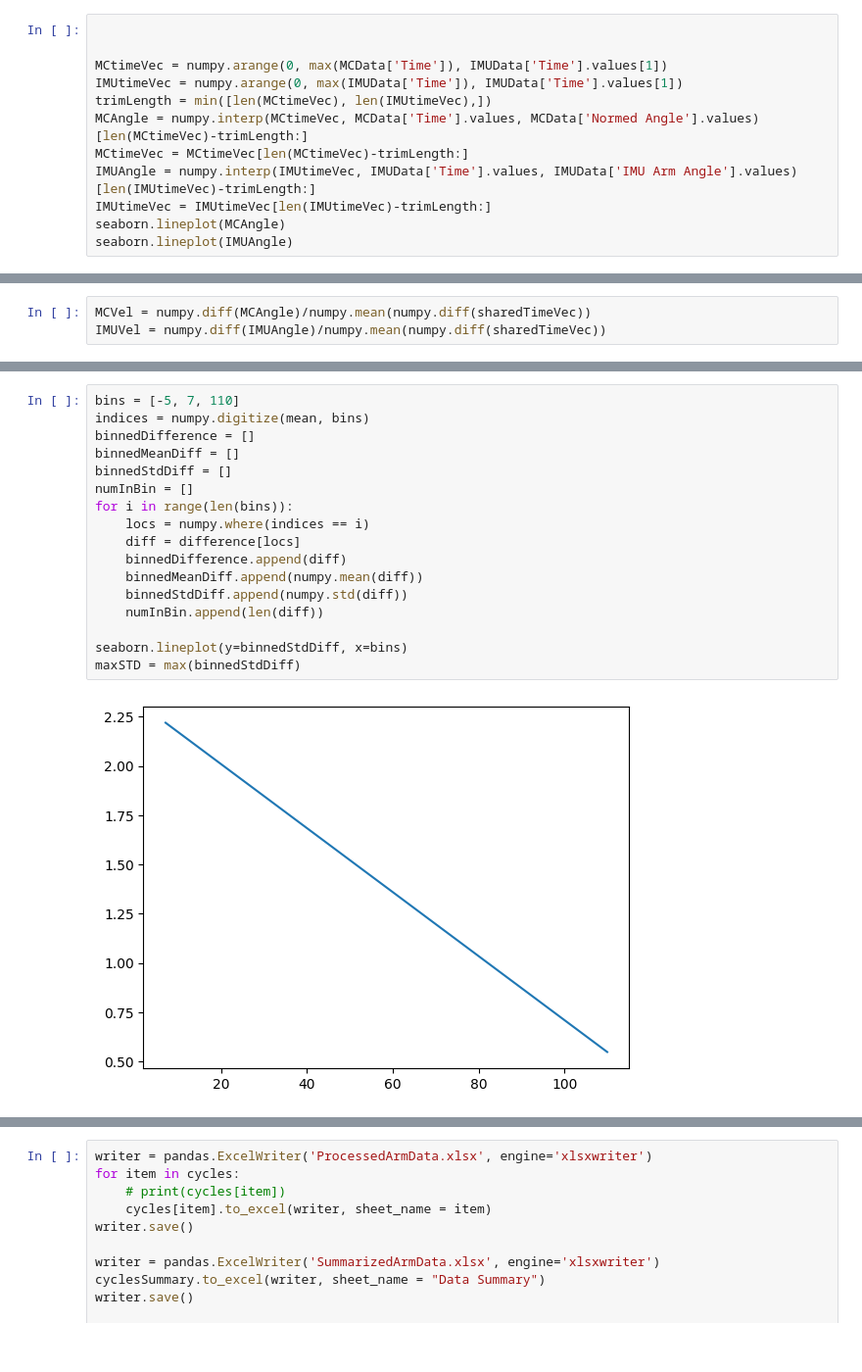
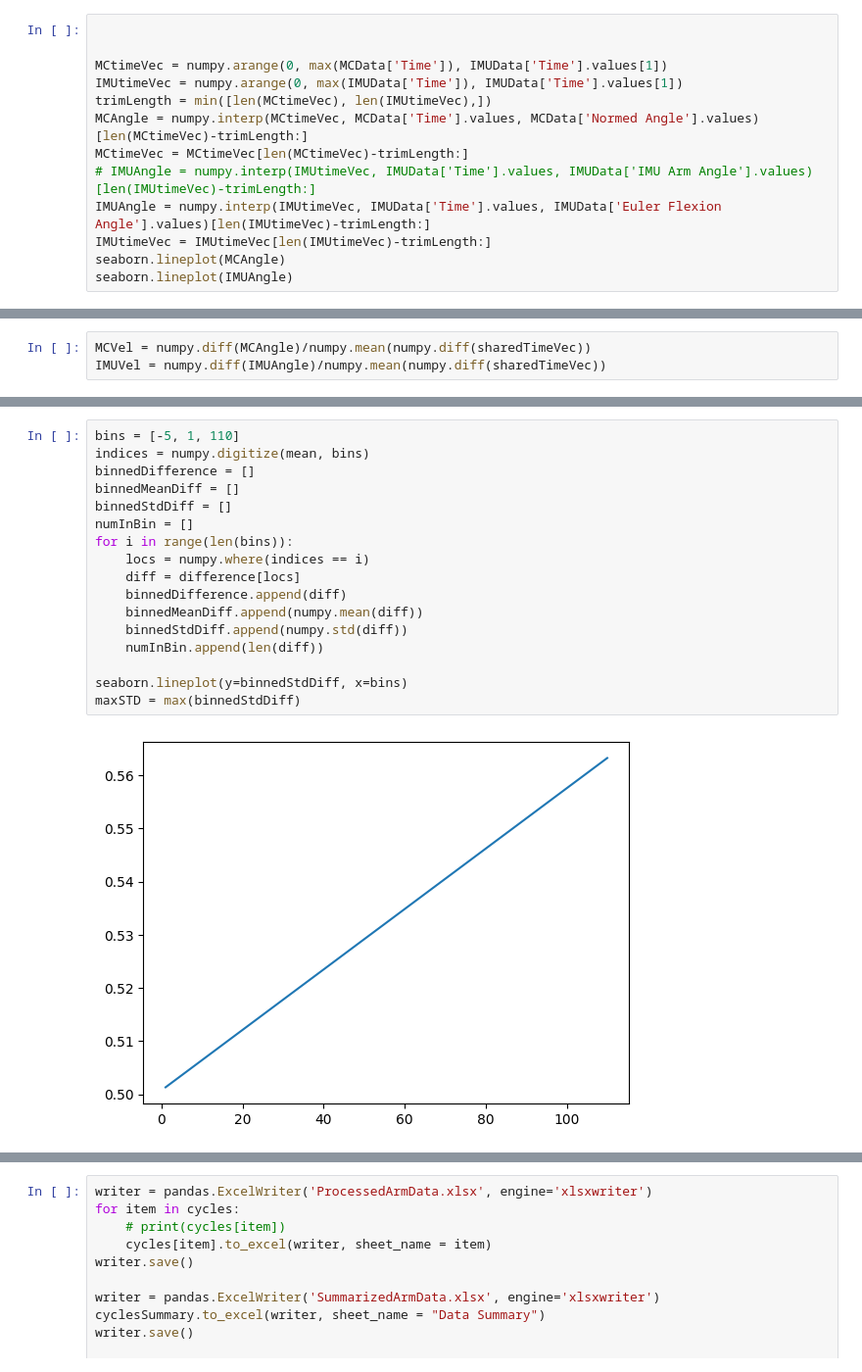
Before and after one commit to alejandromango/ArmAngleMotionTracking, a Jupyter notebook: ArmAngleAnalyzer.ipynb, the cells around one changed output, grey strips where cells are left out. Shown at 98% size. Drawn from its saved outputs; the diff is of its cells as text.

```diff
--- a/ArmAngleAnalyzer.ipynb
+++ b/ArmAngleAnalyzer.ipynb
@@ -31,7 +31,8 @@ IMUtimeVec = numpy.arange(0, max(IMUData['Time']), IMUData['Time'].values[1])
 trimLength = min([len(MCtimeVec), len(IMUtimeVec),])
 MCAngle = numpy.interp(MCtimeVec, MCData['Time'].values, MCData['Normed Angle'].values)[len(MCtimeVec)-trimLength:]
 MCtimeVec = MCtimeVec[len(MCtimeVec)-trimLength:]
-IMUAngle = numpy.interp(IMUtimeVec, IMUData['Time'].values, IMUData['IMU Arm Angle'].values)[len(IMUtimeVec)-trimLength:]
+# IMUAngle = numpy.interp(IMUtimeVec, IMUData['Time'].values, IMUData['IMU Arm Angle'].values)[len(IMUtimeVec)-trimLength:]
+IMUAngle = numpy.interp(IMUtimeVec, IMUData['Time'].values, IMUData['Euler Flexion Angle'].values)[len(IMUtimeVec)-trimLength:]
 IMUtimeVec = IMUtimeVec[len(IMUtimeVec)-trimLength:]
 seaborn.lineplot(MCAngle)
 seaborn.lineplot(IMUAngle)
@@ -108,22 +109,22 @@ seaborn.lineplot(y=difference[:-1], x=(MCVel + IMUVel)/2)
 # %%
-bins = [-5, 7, 110]
+bins = [-5, 1, 110]
 indices = numpy.digitize(mean, bins)
 binnedDifference = []
 binnedMeanDiff = []
 binnedStdDiff = []
 numInBin = []
 for i in range(len(bins)):
     locs = numpy.where(indices == i)
     diff = difference[locs]
     binnedDifference.append(diff)
     binnedMeanDiff.append(numpy.mean(diff))
     binnedStdDiff.append(numpy.std(diff))
     numInBin.append(len(diff))
 
 seaborn.lineplot(y=binnedStdDiff, x=bins)
 maxSTD = max(binnedStdDiff)
 # %% [output]
-[figure, old version]
+[figure, new version]
 # %%
 seaborn.lineplot(y=binnedMeanDiff, x=bins)
 # %% [output]
```
Also changed, not shown: parts of 10 cells of this notebook.
